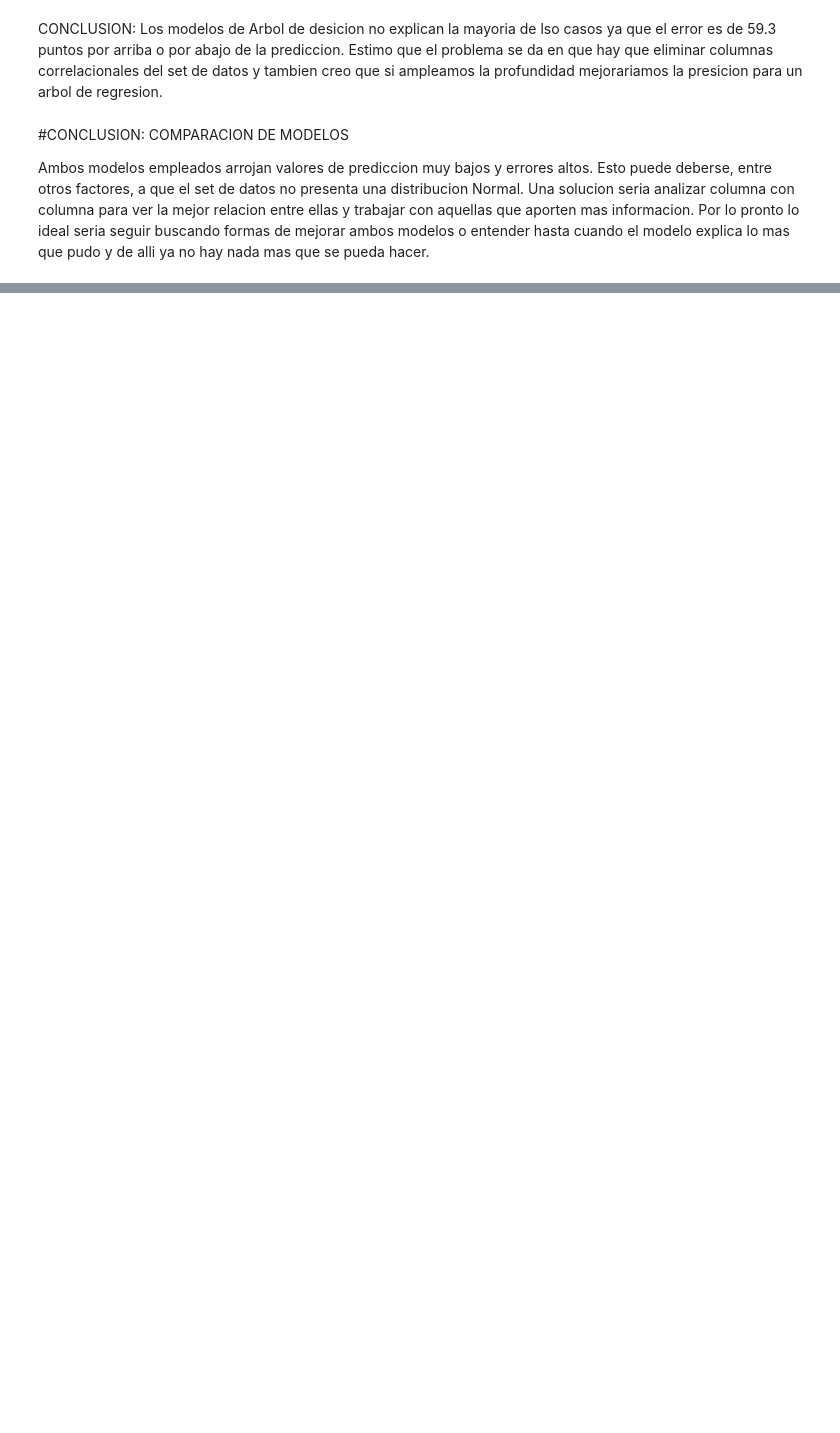
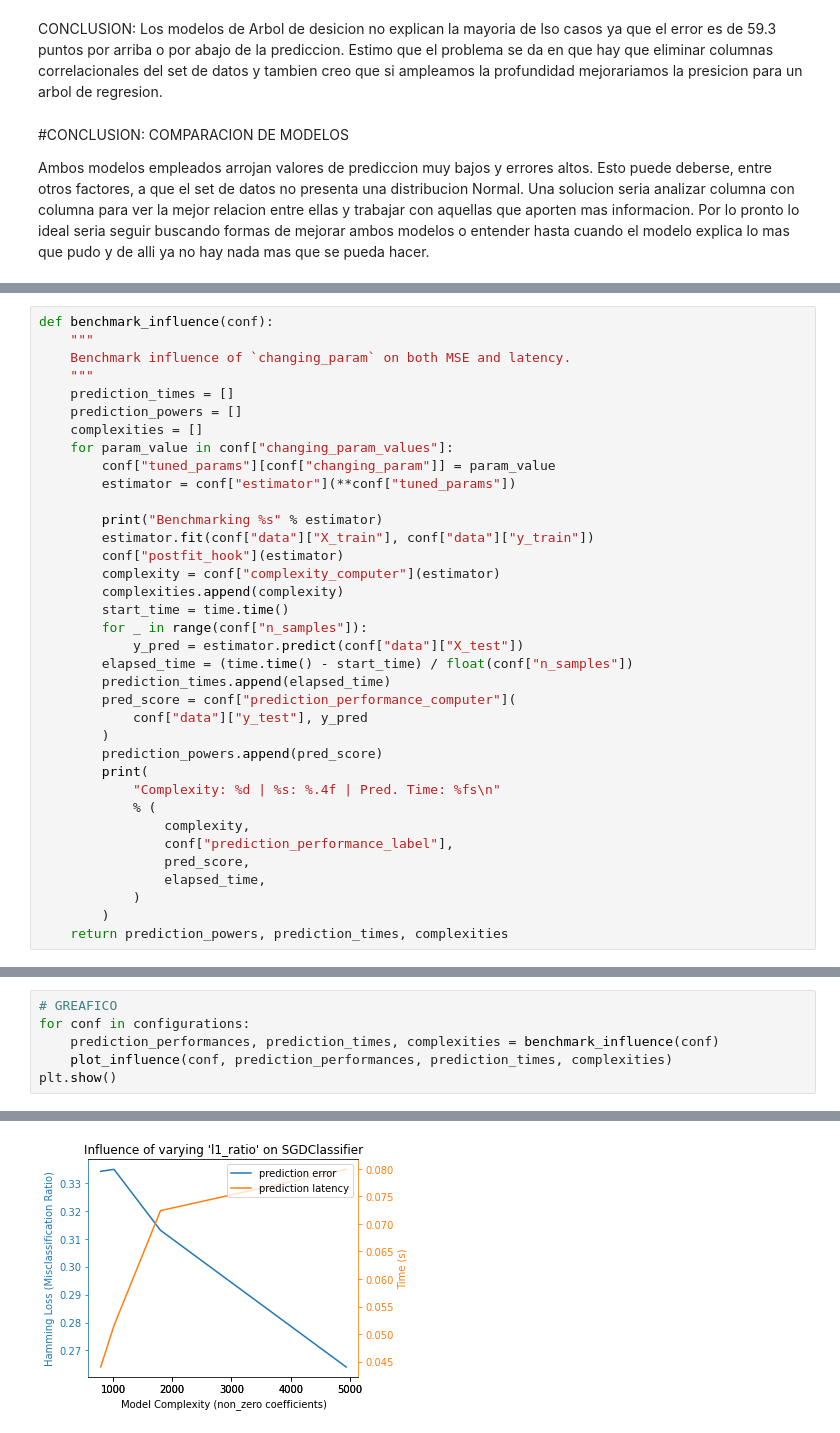
Before and after one commit to octagomez/Practico_191022, a Jupyter notebook: Examen V1.ipynb, the cells around one changed output, grey strips where cells are left out. Saved outputs shown, nothing was run; the diff lists cells and outputs as text; blank space fills up the shorter version.

```diff
--- a/Examen V1.ipynb
+++ b/Examen V1.ipynb
@@ -1043,0 +1112,36 @@ Utilizaremos un modelo SVM para regresion y evaluaremos si este modelo se adapta
+# %%
+def benchmark_influence(conf):
+    """
+    Benchmark influence of `changing_param` on both MSE and latency.
+    """
+    prediction_times = []
+    prediction_powers = []
+    complexities = []
+    for param_value in conf["changing_param_values"]:
+        conf["tuned_params"][conf["changing_param"]] = param_value
+        estimator = conf["estimator"](**conf["tuned_params"])
+
+        print("Benchmarking %s" % estimator)
+        estimator.fit(conf["data"]["X_train"], conf["data"]["y_train"])
+        conf["postfit_hook"](estimator)
+        complexity = conf["complexity_computer"](estimator)
+        complexities.append(complexity)
+        start_time = time.time()
+        for _ in range(conf["n_samples"]):
+            y_pred = estimator.predict(conf["data"]["X_test"])
+        elapsed_time = (time.time() - start_time) / float(conf["n_samples"])
+        prediction_times.append(elapsed_time)
+        pred_score = conf["prediction_performance_computer"](
+            conf["data"]["y_test"], y_pred
+        )
+        prediction_powers.append(pred_score)
+        print(
+            "Complexity: %d | %s: %.4f | Pred. Time: %fs\n"
+            % (
+                complexity,
+                conf["prediction_performance_label"],
+                pred_score,
+                elapsed_time,
+            )
+        )
+    return prediction_powers, prediction_times, complexities
@@ -1043,0 +1268,7 @@ Utilizaremos un modelo SVM para regresion y evaluaremos si este modelo se adapta
+# %%
+# GREAFICO
+for conf in configurations:
+    prediction_performances, prediction_times, complexities = benchmark_influence(conf)
+    plot_influence(conf, prediction_performances, prediction_times, complexities)
+plt.show()
+# %% [output]
@@ -1043,0 +1292 @@ Utilizaremos un modelo SVM para regresion y evaluaremos si este modelo se adapta
+[figure, added]
```
Also changed, not shown: parts of 30 cells of this notebook.
